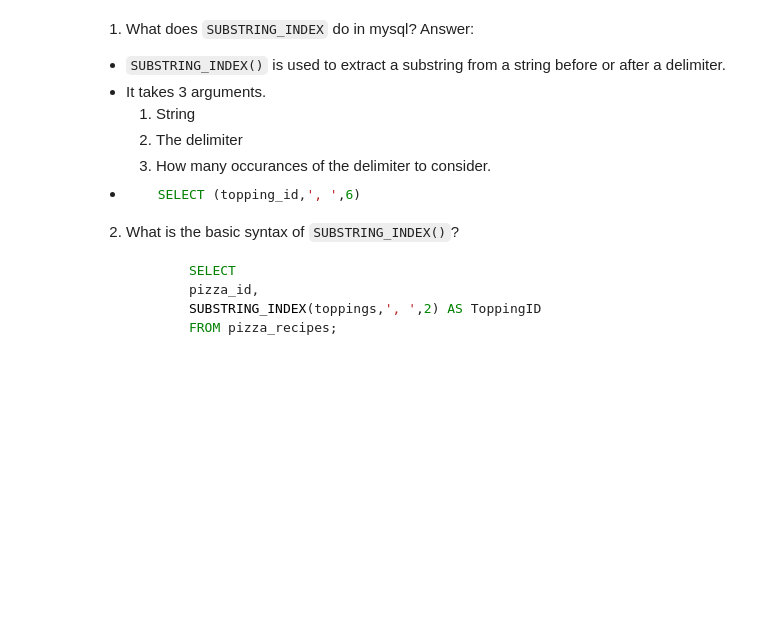
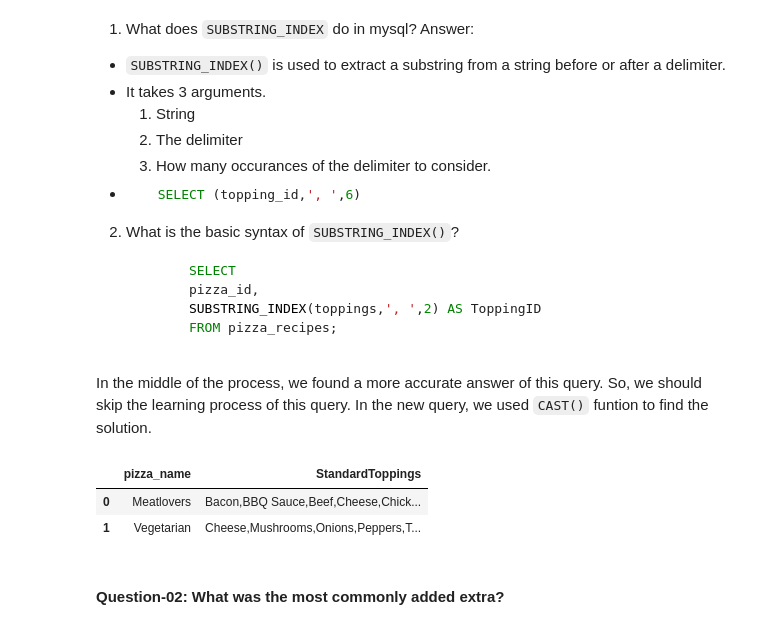
Before and after one commit to zizanayub/SQL-Projects, a Jupyter notebook: 8 Week SQL Challenge/Case Study # 2. Pizza Runner/02.Pizza Runner.ipynb, the cells around one changed output. Drawn from its saved outputs; the diff is of its cells as text; code cells hidden in the pictures; blank space fills up the shorter version.

Commit message:
Updated the Answer to the Ques.-C1 fully

````diff
--- a/8 Week SQL Challenge/Case Study # 2. Pizza Runner/02.Pizza Runner.ipynb
+++ b/8 Week SQL Challenge/Case Study # 2. Pizza Runner/02.Pizza Runner.ipynb
@@ -1400,3 +1400,5 @@ Answer:
           SUBSTRING_INDEX(toppings,', ',2) AS ToppingID
           FROM pizza_recipes;
     ```
+# %% [markdown]
+In the middle of the process, we found a more accurate answer of this query. So, we should skip the learning process of this query. In the new query, we used `CAST()` funtion to find the solution.
@@ -1402,0 +1448,9 @@ Answer:
+# %%
+df = pd.read_sql(query_to_question_C1_B,engine)
+df
+# %% [output]
+|  | pizza_name | StandardToppings |
+| 0 | Meatlovers | Bacon,BBQ Sauce,Beef,Cheese,Chick... |
+| 1 | Vegetarian | Cheese,Mushrooms,Onions,Peppers,T... |
+# %% [markdown]
+#### Question-02: What was the most commonly added extra?
````
Also changed, not shown: parts of 2 cells of this notebook.
